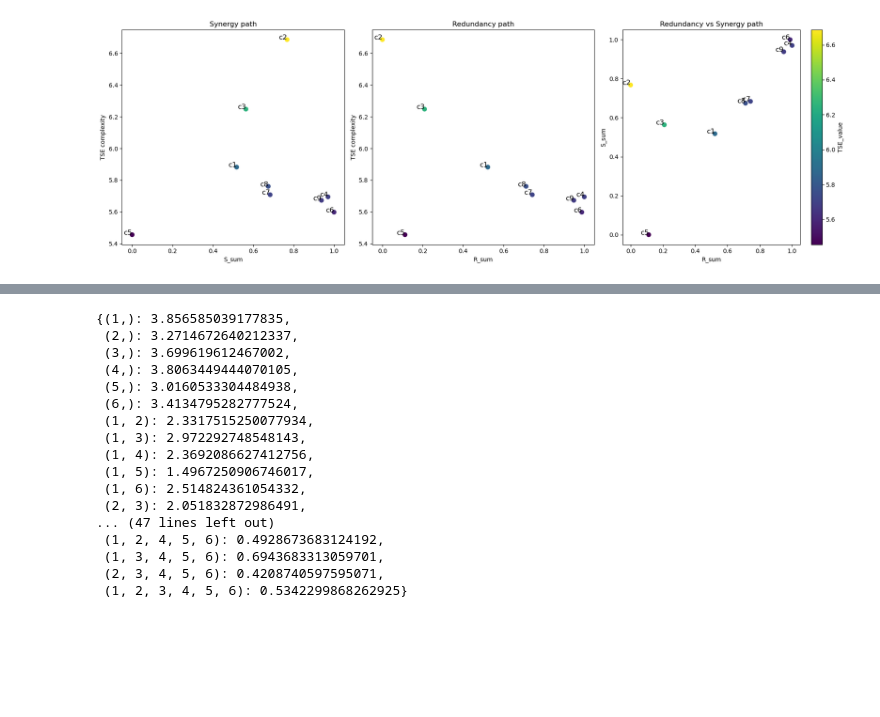
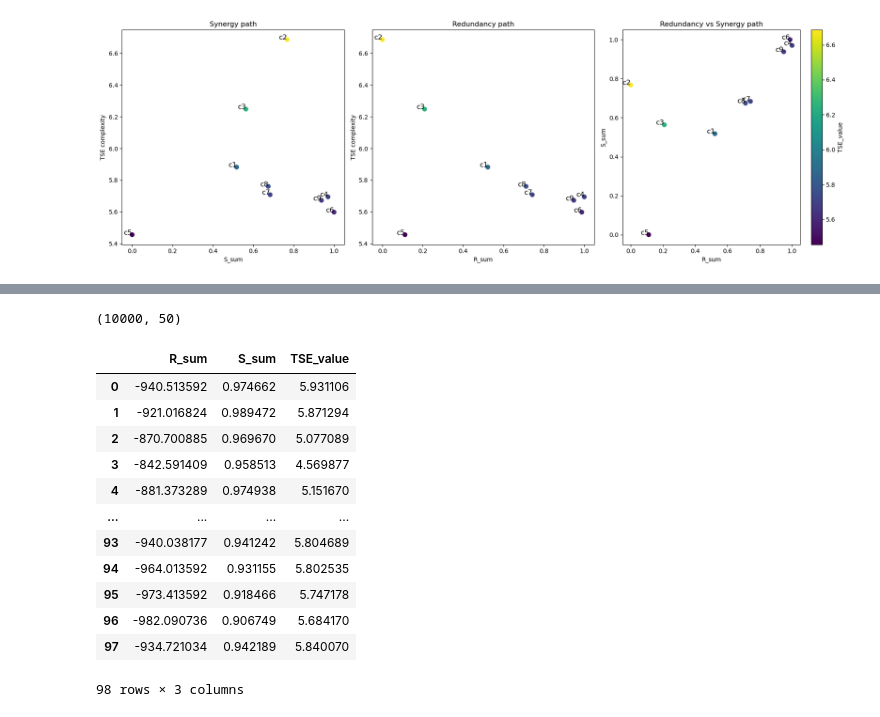
Before and after one commit to cyrilrommens/PhD_1, a Jupyter notebook: TSE_oscillator.ipynb, the cells around one changed output, grey strips where cells are left out. Drawn from its saved outputs; the diff is of its cells as text; code cells hidden in the pictures; blank space fills up the shorter version.

Commit message:
retrieve high order structure from known metabolic systems. Also, explore TSE(R,S) structure for Kuramoto model. Think more about what to expect before playing more with this.

```diff
--- a/TSE_oscillator.ipynb
+++ b/TSE_oscillator.ipynb
@@ -340,7 +340,6 @@ plt.show()
 import numpy as np
 import matplotlib.pyplot as plt
 from scipy.integrate import solve_ivp
-
 
 def kuramoto(t, theta, omega, K, N):
     """Kuramoto model differential equation"""
@@ -350,9 +349,8 @@ def kuramoto(t, theta, omega, K, N):
         dtheta[i] = omega[i] + (K / N) * interaction
     return dtheta
 
-
 def simulate_kuramoto(N=5, K=1.0, T=10, dt=0.01):
-    """Simulate the Kuramoto model"""
+    """Simulate the Kuramoto model and save frequency time series"""
     # Initialize random natural frequencies and initial phases
     omega = np.random.normal(loc=0, scale=1, size=N)
     initial_phases = np.random.uniform(0, 2 * np.pi, N)
@@ -363,24 +361,15 @@ def simulate_kuramoto(N=5, K=1.0, T=10, dt=0.01):
     # Solve the system
     sol = solve_ivp(kuramoto, [0, T], initial_phases, args=(omega, K, N), t_eval=t_eval, method='RK45')
 
-    # Plot time series
-    plt.figure(figsize=(10, 6))
-    for i in range(N):
-        plt.plot(sol.t, sol.y[i], label=f'Oscillator {i+1}')
-    plt.xlabel('Time')
-    plt.ylabel('Phase (radians)')
-    plt.title(f'Kuramoto Model Time Series (N={N}, K={K})')
-    plt.tight_layout()
-    plt.show()
+    # Compute instantaneous frequencies (time derivative of phases)
+    frequencies = np.gradient(sol.y, sol.t, axis=1)
 
-    return sol, omega
-
+    return sol, omega, frequencies
 
 # Example usage
 N = 50  # Number of oscillators
-K = 5  # Coupling strength
-T = 10  # Duration of simulation in seconds
+K = 3  # Coupling strength
+T = 100  # Duration of simulation in seconds
 dt = 0.01  # Time step
 
-sol, omega = simulate_kuramoto(N=N, K=K, T=T, dt=dt)
-print("Natural frequencies:", omega)
+sol, omega, frequencies = simulate_kuramoto(N=N, K=K, T=T, dt=dt)
@@ -463,20 +375,0 @@ Nentropie, Ninfomut, Nfree_energy = obtain_infotopo_metrics(x, dimension_max=6,
-# %%
-Ninfomut
-# %% [output]
-{(1,): 3.856585039177835,
- (2,): 3.2714672640212337,
- (3,): 3.699619612467002,
- (4,): 3.8063449444070105,
- (5,): 3.0160533304484938,
- (6,): 3.4134795282777524,
- (1, 2): 2.3317515250077934,
- (1, 3): 2.972292748548143,
- (1, 4): 2.3692086627412756,
- (1, 5): 1.4967250906746017,
- (1, 6): 2.514824361054332,
- (2, 3): 2.051832872986491,
-... (47 lines left out)
- (1, 2, 4, 5, 6): 0.4928673683124192,
- (1, 3, 4, 5, 6): 0.6943683313059701,
- (2, 3, 4, 5, 6): 0.4208740597595071,
- (1, 2, 3, 4, 5, 6): 0.5342299868262925}
@@ -482,0 +379,4 @@ Ninfomut
+# %%
+frequencies_df.shape
+# %% [output]
+(10000, 50)
@@ -482,0 +390,16 @@ Ninfomut
+# %%
+df_oscillators
+# %% [output]
+|  | R_sum | S_sum | TSE_value |
+| 0 | -940.513592 | 0.974662 | 5.931106 |
+| 1 | -921.016824 | 0.989472 | 5.871294 |
+| 2 | -870.700885 | 0.969670 | 5.077089 |
+| 3 | -842.591409 | 0.958513 | 4.569877 |
+| 4 | -881.373289 | 0.974938 | 5.151670 |
+| ... | ... | ... | ... |
+| 93 | -940.038177 | 0.941242 | 5.804689 |
+| 94 | -964.013592 | 0.931155 | 5.802535 |
+| 95 | -973.413592 | 0.918466 | 5.747178 |
+| 96 | -982.090736 | 0.906749 | 5.684170 |
+| 97 | -934.721034 | 0.942189 | 5.840070 |
+98 rows × 3 columns
```
Also changed, not shown: parts of 8 cells of this notebook, 1 other file.
